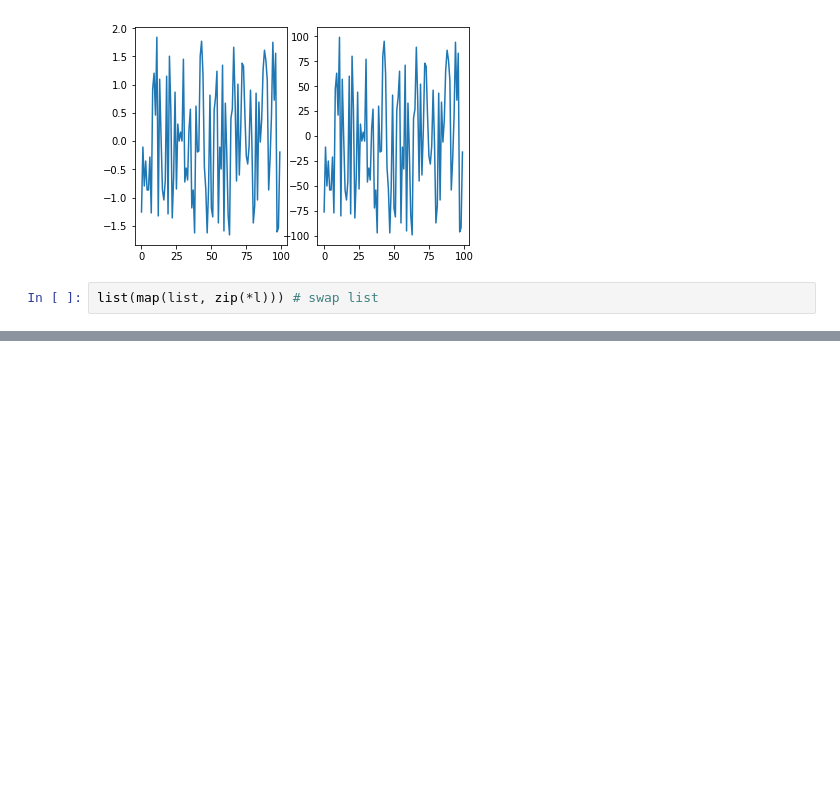
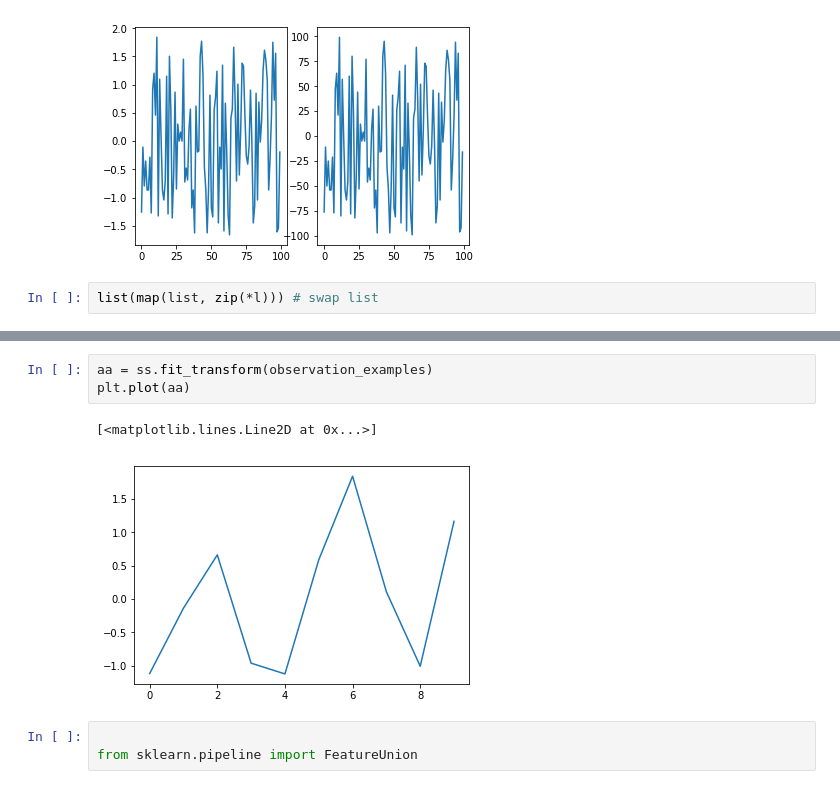
Before and after one commit to pankaj-pundir/templates, a Jupyter notebook: jupyter notebook/learn python.ipynb, the cells around one changed output, grey strips where cells are left out. Cells and saved outputs as stored; diff of their text form; blank space fills up the shorter version.

```diff
--- a/jupyter notebook/learn python.ipynb
+++ b/jupyter notebook/learn python.ipynb
@@ -189,0 +234,9 @@ list(map(list, zip(*l))) # swap list
+# %%
+aa = ss.fit_transform(observation_examples)
+plt.plot(aa)
+# %% [output]
+[<matplotlib.lines.Line2D at 0x...>]
+[figure, added]
+# %%
+
+from sklearn.pipeline import FeatureUnion
```
Also changed, not shown: parts of 13 cells of this notebook, 4 other files.
